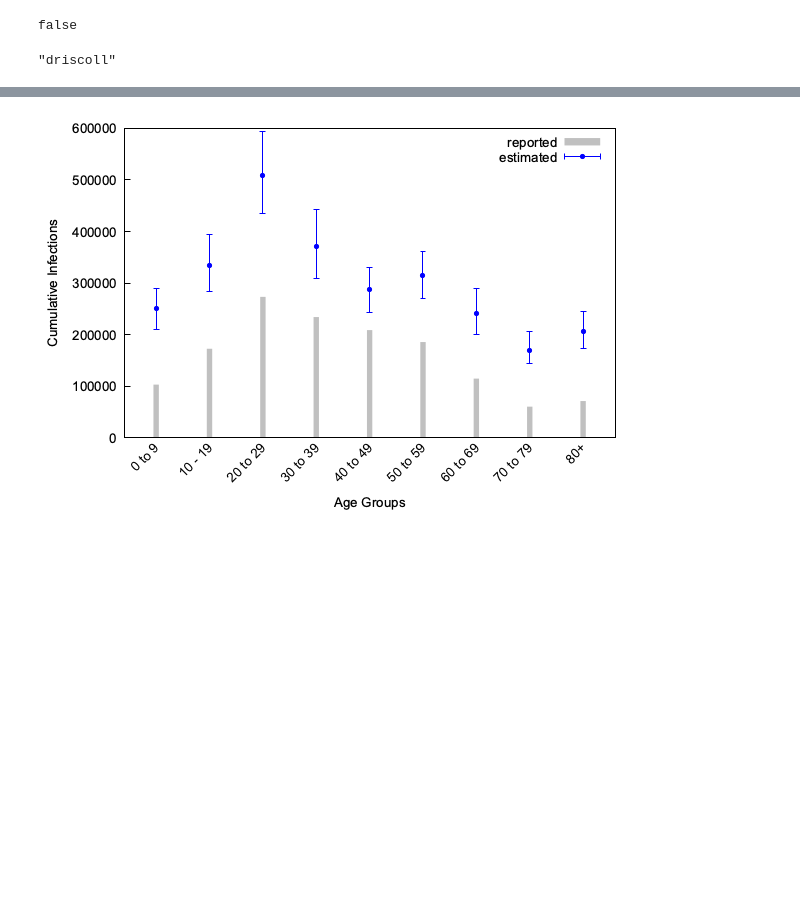
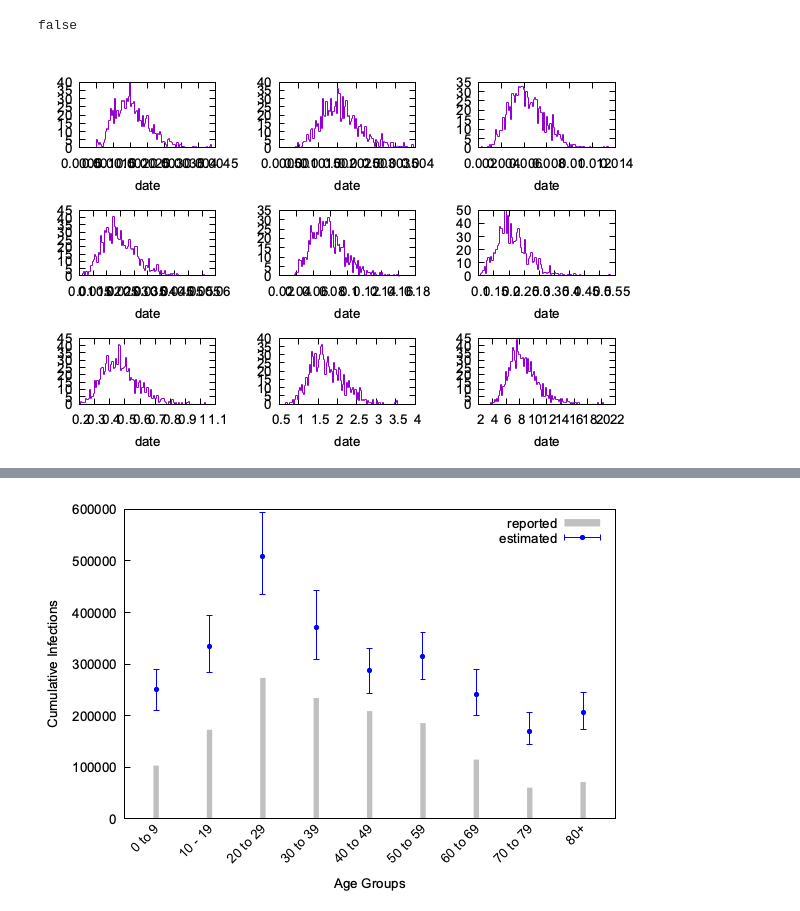
Before and after one commit to affans/c19popimmunity, a Jupyter notebook: population_immunity.ipynb, the cells around one changed output, grey strips where cells are left out. Saved outputs shown, nothing was run; the diff lists cells and outputs as text; code cells hidden in the pictures; blank space fills up the shorter version.

```diff
--- a/population_immunity.ipynb
+++ b/population_immunity.ipynb
@@ -25,6 +25,7 @@ enabled threads: 1
 # %%
 # define constant distributions
 # age groups for analysis: 0-9, 10-19, 20-29, 30-39, 40-49, 50-59, 60-69, 70-79, 80+
+#const ifr_tdd_distr = Truncated(Gamma(3.385, 1/0.21), -Inf, 75)  # distributions for the incubation period + time to death period
 const ifr_tdd_distr = Truncated(Gamma(3.385, 1/0.21), -Inf, 75)  # distributions for the incubation period + time to death period
 const ift_inc_distr = Truncated(LogNormal(1.434, 0.661), -Inf, 25)
 
@@ -33,24 +34,38 @@ const ift_inc_distr = Truncated(LogNormal(1.434, 0.661), -Inf, 25)
 cdc_ifrs = LogNormal.(log.([0.002, 0.002, 0.05, 0.05, 0.05, 0.6, 9, 9, 9]), 0.1)
 driscoll_ifrs = LogNormal.(log.([0.002, 0.003, 0.013, 0.04, 0.12, 0.32, 1.07, 3.2, 8.29]), 0.1)
 verity_ifrs = LogNormal.(log.([0.00161, 0.00695, 0.0309, 0.0844, 0.161, 0.595, 1.93, 4.28, 7.80]), 0.1)
+lauren_driscoll_ifrs = LogNormal.(log.([0.002, 0.002, 0.006, 0.024, 0.075, 0.207, 0.456, 1.674, 8.292]), 0.25)
+
 
 # proportion of deaths for each age group
-# source: https://www.cdc.gov/nchs/nvss/vsrr/covid_weekly/index.htm#SexAndAge
-#const pdeaths = (0.03, 0.025, 1.09, 2.1, 3.1, 15.9, 22.3, 25.4, 30.055) ./ 100
-const pdeaths = (0.0188, 0.0376, 0.2482, 0.5565, 1.2936, 3.7644, 9.6762, 20.2963, 64.1081) ./ 100
+const pdeaths = (0.0, 0.045, 0.1500, 0.5112, 1.6835, 4.8393, 8.9425, 23.5831, 60.2460) ./ 100
 
 # test the maximum of tdd + inc, should not exceed 100 days for stability purposes.
 _tddlagvals = rand(ifr_tdd_distr, 10000) .+ rand(ift_inc_distr, 10000)
 length(findall(x -> x >= 100, _tddlagvals)) != 0 && error("lag+incubation > 100")
 # %% [output]
 false
-# %%
-# SCRIPT OPTIONS!!
-# once the following options are set, run the whole notebook to generate the results/plots
-distr_to_use = driscoll_ifrs # set the distribution to use from above
-fileprefix = "driscoll"
-# %% [output]
-"driscoll"
+# %%
+# SCRIPT OPTIONS!!
+# once the following options are set, run the whole notebook to generate the results/plots
+distr_to_use = lauren_driscoll_ifrs # set the distribution to use from above
+fileprefix = "driscoll"
+
+sampled_values = [rand(distr, 1000) for distr in lauren_driscoll_ifrs]
+# sample from the IFR values to see the range
+# plot the mean lag-adjsuted infections
+Gnuplot.options.mime[MIME"text/html"] = "svg enhanced standalone mouse size 1200,400";
+@gp "reset"
+@gp :- "set multiplot layout 3,3 title ''"
+@gp :- "set xlabel 'date'"
+
+for i in 1:length(sampled_values)
+    xx = hist(sampled_values[i], nbins=100)
+    @gp :- i xx.bins xx.counts "with histeps notitle"
+end
+display(@gp)
+# %% [output]
+[figure, added]
 # %%
 function make_incidence(X)
     y = similar(X)
```
Also changed, not shown: parts of 9 cells of this notebook.
